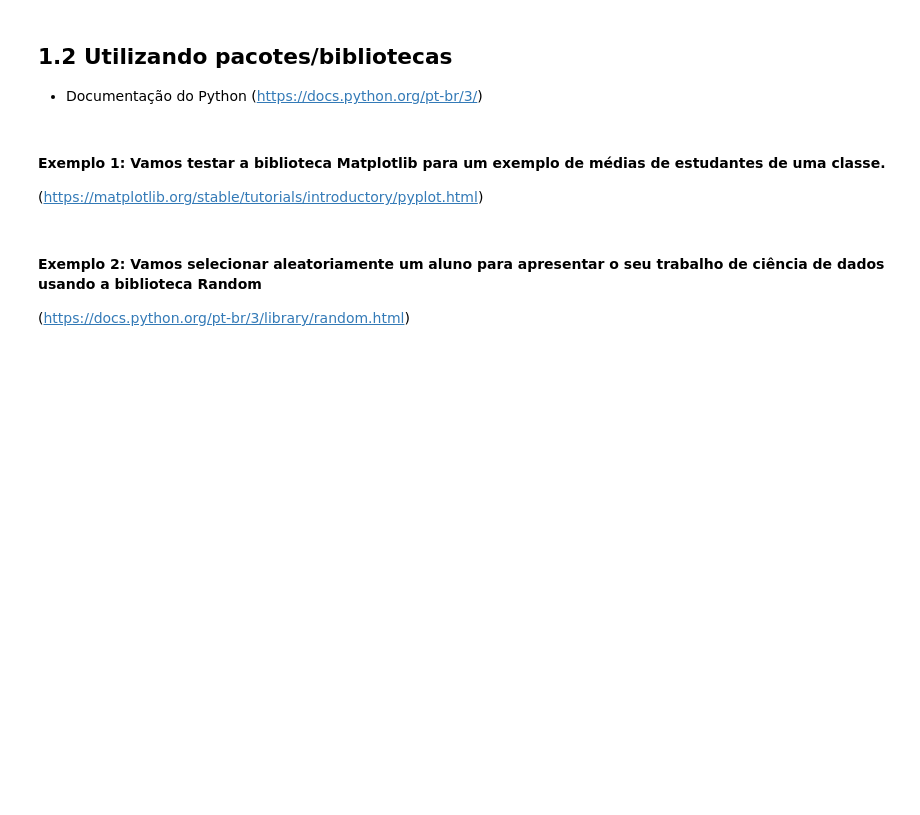
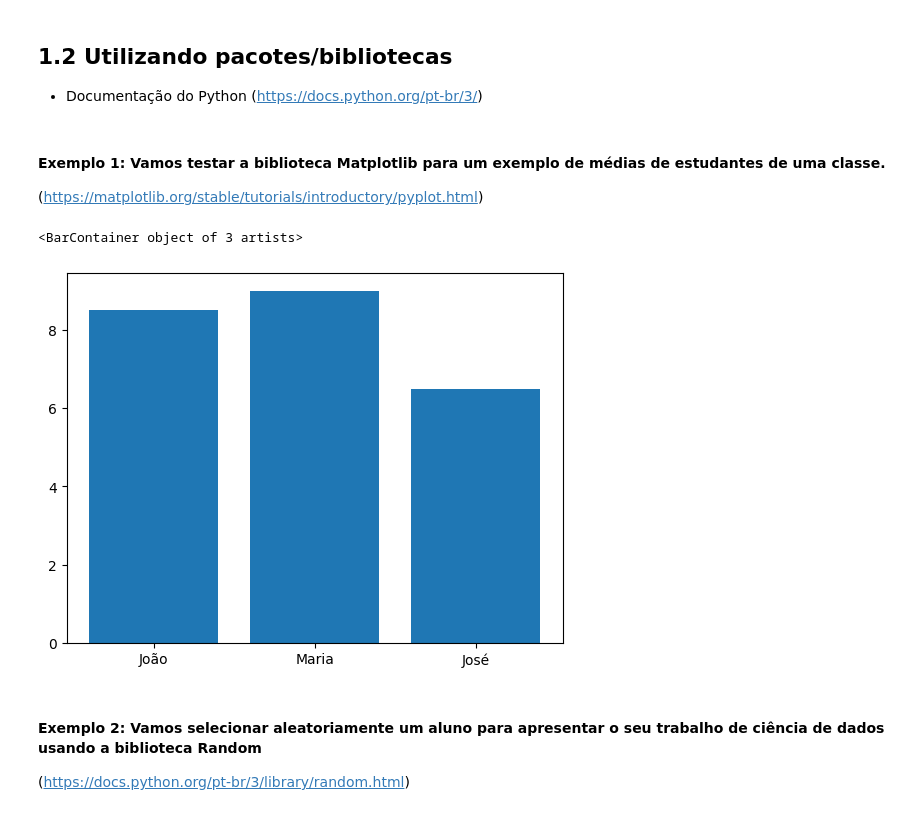
Before and after one commit to alexatp/projetos-python-ds, a Jupyter notebook: projeto-python-funcoes-ds.ipynb, the cells around one changed output. Drawn from its saved outputs; the diff is of its cells as text; code cells hidden in the pictures; blank space fills up the shorter version.

```diff
--- a/projeto-python-funcoes-ds.ipynb
+++ b/projeto-python-funcoes-ds.ipynb
@@ -71,6 +73,11 @@ plt.show()
 # %%
 estudantes = ["João", "Maria", "José"]
 notas = [8.5, 9, 6.5]
+# %%
+plt.bar(x = estudantes, height = notas)
+# %% [output]
+<BarContainer object of 3 artists>
+[figure, added]
 # %% [markdown]
 #### Exemplo 2: Vamos selecionar aleatoriamente um aluno para apresentar o seu trabalho de ciência de dados usando a biblioteca Random
 
```
Also changed, not shown: parts of 4 cells of this notebook.
